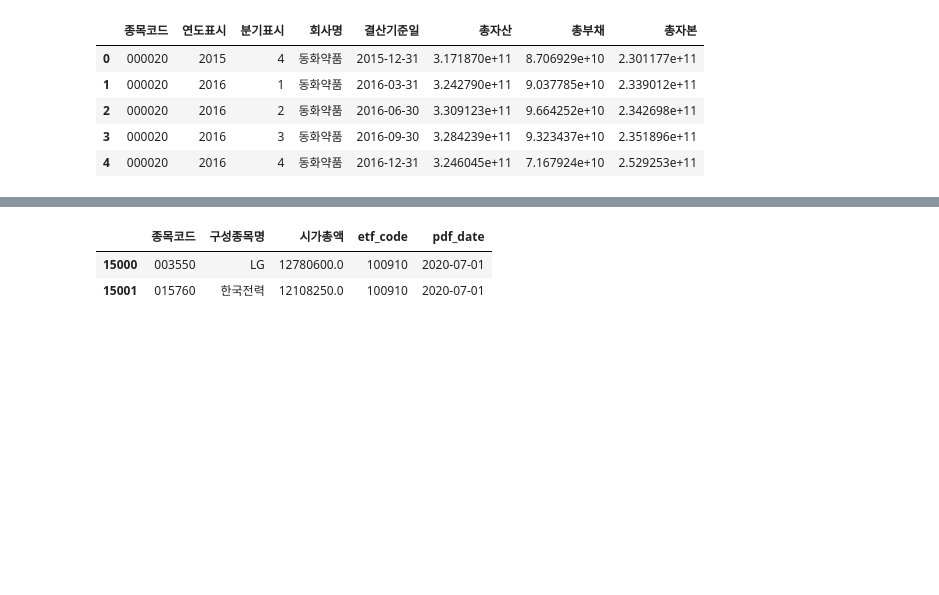
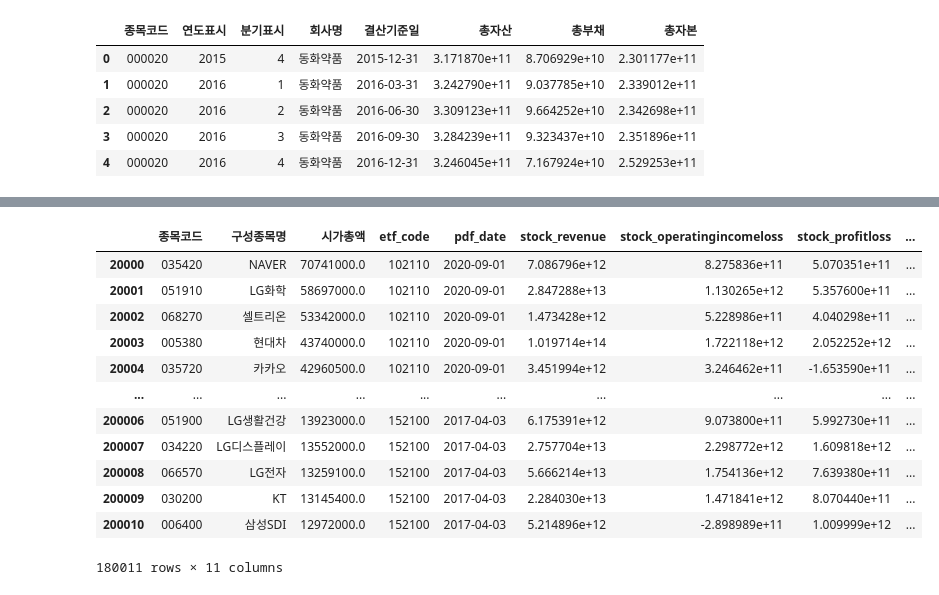
Before and after one commit to Ryong1998/snowball, a Jupyter notebook: 3_Data_Preparation.ipynb, the cells around one changed output, grey strips where cells are left out. Cells and saved outputs as stored; diff of their text form; code cells hidden in the pictures; blank space fills up the shorter version.

```diff
--- a/3_Data_Preparation.ipynb
+++ b/3_Data_Preparation.ipynb
@@ -3282,0 +3369,3 @@ IndexError: ignored
+# %%
+import pandas as pd
+df_pdf_files = pd.read_pickle('/content/drive/MyDrive/snowball/data/After_data_preprocessing/df_pdf_finance.pkl')
@@ -3283,6 +3393,16 @@ IndexError: ignored
 # %%
-df_pdf_files.loc[15000:15001,:]
+df_pdf_files.loc[20000:200010,:]
 # %% [output]
-|  | 종목코드 | 구성종목명 | 시가총액 | etf_code | pdf_date |
-| 15000 | 003550 | LG | 12780600.0 | 100910 | 2020-07-01 |
-| 15001 | 015760 | 한국전력 | 12108250.0 | 100910 | 2020-07-01 |
+|  | 종목코드 | 구성종목명 | 시가총액 | etf_code | pdf_date | stock_revenue | stock_operatingincomeloss | stock_profitloss | ... |
+| 20000 | 035420 | NAVER | 70741000.0 | 102110 | 2020-09-01 | 7.086796e+12 | 8.275836e+11 | 5.070351e+11 | ... |
+| 20001 | 051910 | LG화학 | 58697000.0 | 102110 | 2020-09-01 | 2.847288e+13 | 1.130265e+12 | 5.357600e+11 | ... |
+| 20002 | 068270 | 셀트리온 | 53342000.0 | 102110 | 2020-09-01 | 1.473428e+12 | 5.228986e+11 | 4.040298e+11 | ... |
+| 20003 | 005380 | 현대차 | 43740000.0 | 102110 | 2020-09-01 | 1.019714e+14 | 1.722118e+12 | 2.052252e+12 | ... |
+| 20004 | 035720 | 카카오 | 42960500.0 | 102110 | 2020-09-01 | 3.451994e+12 | 3.246462e+11 | -1.653590e+11 | ... |
+| ... | ... | ... | ... | ... | ... | ... | ... | ... | ... |
+| 200006 | 051900 | LG생활건강 | 13923000.0 | 152100 | 2017-04-03 | 6.175391e+12 | 9.073800e+11 | 5.992730e+11 | ... |
+| 200007 | 034220 | LG디스플레이 | 13552000.0 | 152100 | 2017-04-03 | 2.757704e+13 | 2.298772e+12 | 1.609818e+12 | ... |
+| 200008 | 066570 | LG전자 | 13259100.0 | 152100 | 2017-04-03 | 5.666214e+13 | 1.754136e+12 | 7.639380e+11 | ... |
+| 200009 | 030200 | KT | 13145400.0 | 152100 | 2017-04-03 | 2.284030e+13 | 1.471841e+12 | 8.070440e+11 | ... |
+| 200010 | 006400 | 삼성SDI | 12972000.0 | 152100 | 2017-04-03 | 5.214896e+12 | -2.898989e+11 | 1.009999e+12 | ... |
+180011 rows × 11 columns
```
Also changed, not shown: parts of 32 cells of this notebook.
